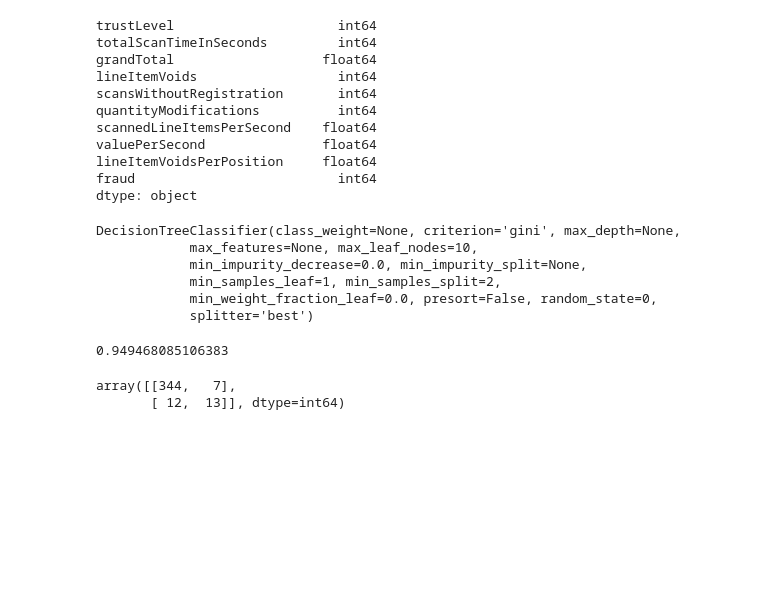
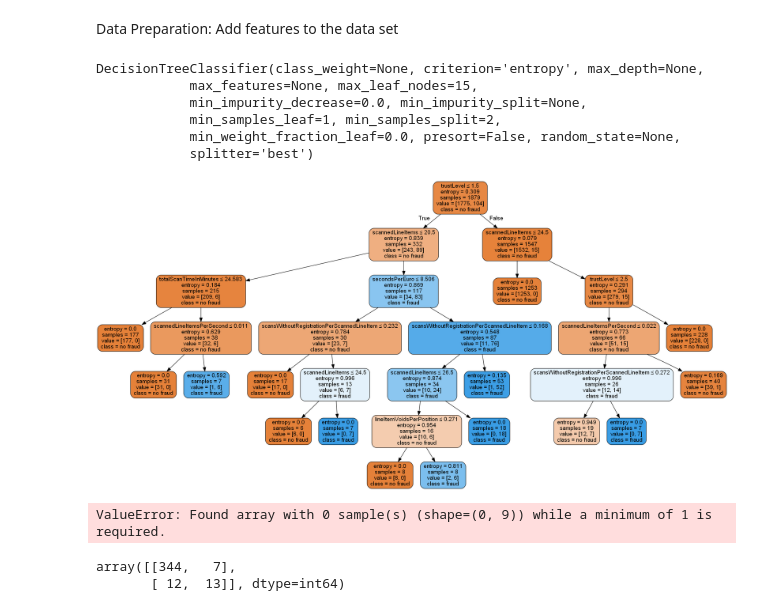
Before and after one commit to anhmt90/data-mining-cup, a Jupyter notebook: models/Decision Tree.ipynb, the cells around one changed output. Cells and saved outputs as stored; diff of their text form; code cells hidden in the pictures; blank space fills up the shorter version.

```diff
--- a/models/Decision Tree.ipynb
+++ b/models/Decision Tree.ipynb
@@ -33,17 +13,18 @@ train
-# %%
-train.dtypes
-# %% [output]
-trustLevel                     int64
-totalScanTimeInSeconds         int64
-grandTotal                   float64
-lineItemVoids                  int64
-scansWithoutRegistration       int64
-quantityModifications          int64
-scannedLineItemsPerSecond    float64
-valuePerSecond               float64
-lineItemVoidsPerPosition     float64
-fraud                          int64
-dtype: object
+# %% [markdown]
+Data Preparation: Add features to the data set
+# %%
+train['totalScanTimeInMinutes'] = train['totalScanTimeInSeconds'] / 60.0
+train['scannedLineItems'] = train['scannedLineItemsPerSecond'] * train['totalScanTimeInSeconds']
+train['pricePerScannedLineItem'] = train['grandTotal'] / train['scannedLineItems']
+train['scansWithoutRegistrationPerScannedLineItem'] = train['scansWithoutRegistration'] / train['scannedLineItems']
+train['quantityModificationsPerScannedLineItem'] = train['quantityModifications'] / train['scannedLineItems']
+train['lineItemVoidsPerSecond'] = train['lineItemVoids'] / train['totalScanTimeInSeconds']
+train['scansWithoutRegistrationPerSecond'] = train['scansWithoutRegistration'] / train['totalScanTimeInSeconds']
+train['quantityModificationsPerSecond'] = train['quantityModifications'] / train['totalScanTimeInSeconds']
+train['secondsPerEuro'] = train['totalScanTimeInSeconds'] / train['grandTotal']
+train['lineItemVoidsPerEuro'] = train['lineItemVoids'] / train['grandTotal']
+train['scansWithoutRegistrationPerEuro'] = train['scansWithoutRegistration'] / train['grandTotal']
+train['quantityModificationsPerEuro'] = train['quantityModifications'] / train['grandTotal']
 # %%
 from sklearn.tree import DecisionTreeClassifier
 from sklearn.metrics import accuracy_score
@@ -52,24 +33,39 @@ y_train= train['fraud']
 x_train= train.drop('fraud',axis=1)
 
 
-x_train, x_holdout, y_train, y_holdout = train_test_split(x_train, y_train, test_size=0.2, random_state=324)
+x_train, x_holdout, y_train, y_holdout = train_test_split(x_train, y_train, test_size=0, random_state=324)
 
-model= DecisionTreeClassifier(max_leaf_nodes=10, random_state=0)
+model= DecisionTreeClassifier(criterion = 'entropy', max_leaf_nodes=15)
 model.fit(x_train,y_train)
 # %% [output]
-DecisionTreeClassifier(class_weight=None, criterion='gini', max_depth=None,
-            max_features=None, max_leaf_nodes=10,
+DecisionTreeClassifier(class_weight=None, criterion='entropy', max_depth=None,
+            max_features=None, max_leaf_nodes=15,
             min_impurity_decrease=0.0, min_impurity_split=None,
             min_samples_leaf=1, min_samples_split=2,
-            min_weight_fraction_leaf=0.0, presort=False, random_state=0,
+            min_weight_fraction_leaf=0.0, presort=False, random_state=None,
             splitter='best')
+# %%
+features = list(train.columns.values)
+features.remove('fraud')
+
+dot_data = StringIO()
+
+export_graphviz(model, out_file=dot_data,
+                filled=True, rounded=True,
+                special_characters=True, feature_names = features, class_names=list(['no fraud', 'fraud']))
+
+graph = pydotplus.graph_from_dot_data(dot_data.getvalue())
+graph.write_png("Decision Tree.png")
+Image(graph.create_png())
+# %% [output]
+[figure, added]
 # %%
 from sklearn.metrics import accuracy_score
 
 predictions=model.predict(x_holdout)
 accuracy_score(y_true = y_holdout, y_pred = predictions)
 # %% [output]
-0.949468085106383
+ValueError: Found array with 0 sample(s) (shape=(0, 9)) while a minimum of 1 is required.
 # %%
 from sklearn.metrics import confusion_matrix
 confusion_matrix(y_holdout,predictions)
```
Also changed, not shown: parts of 2 cells of this notebook, 34 other files.
